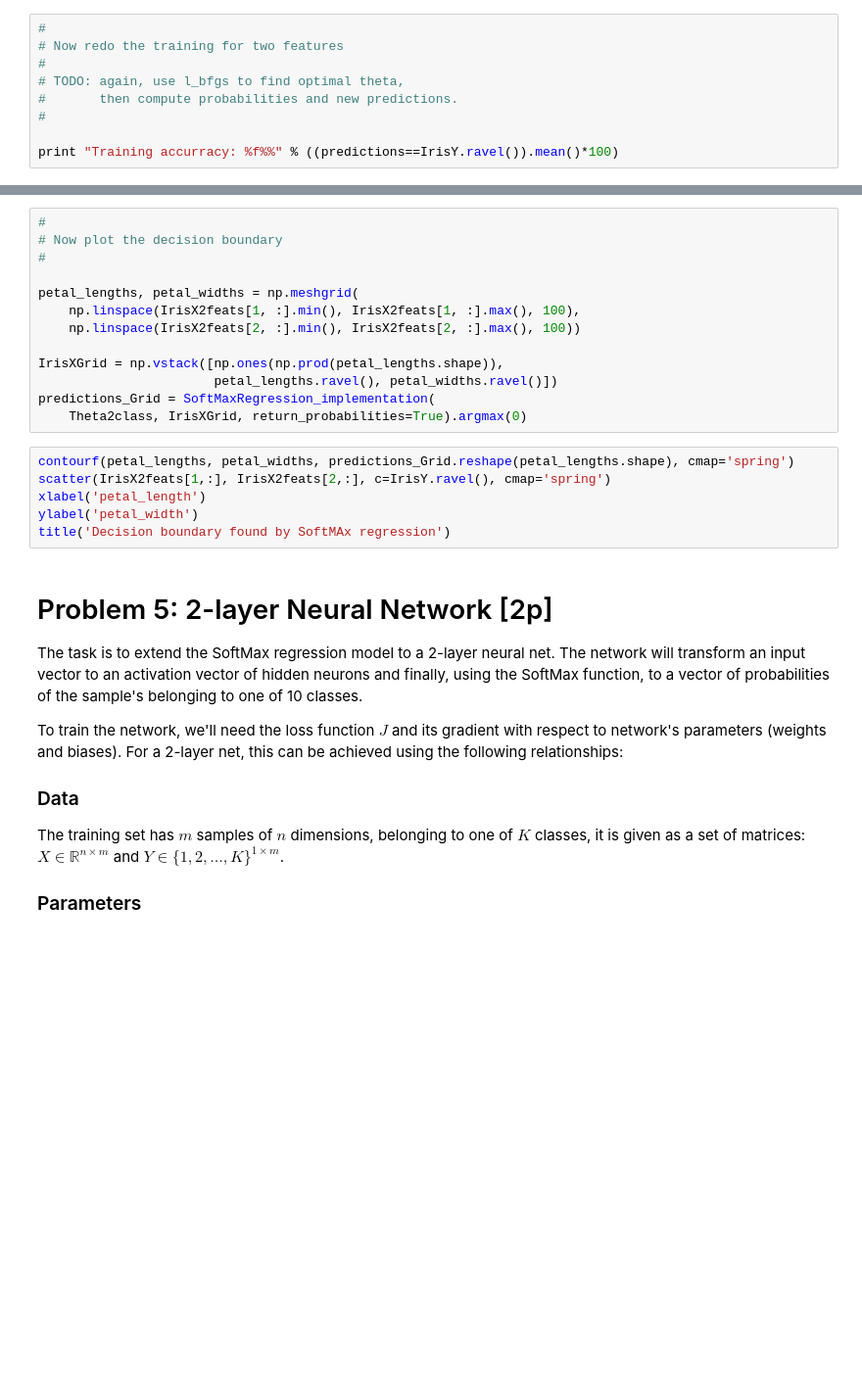
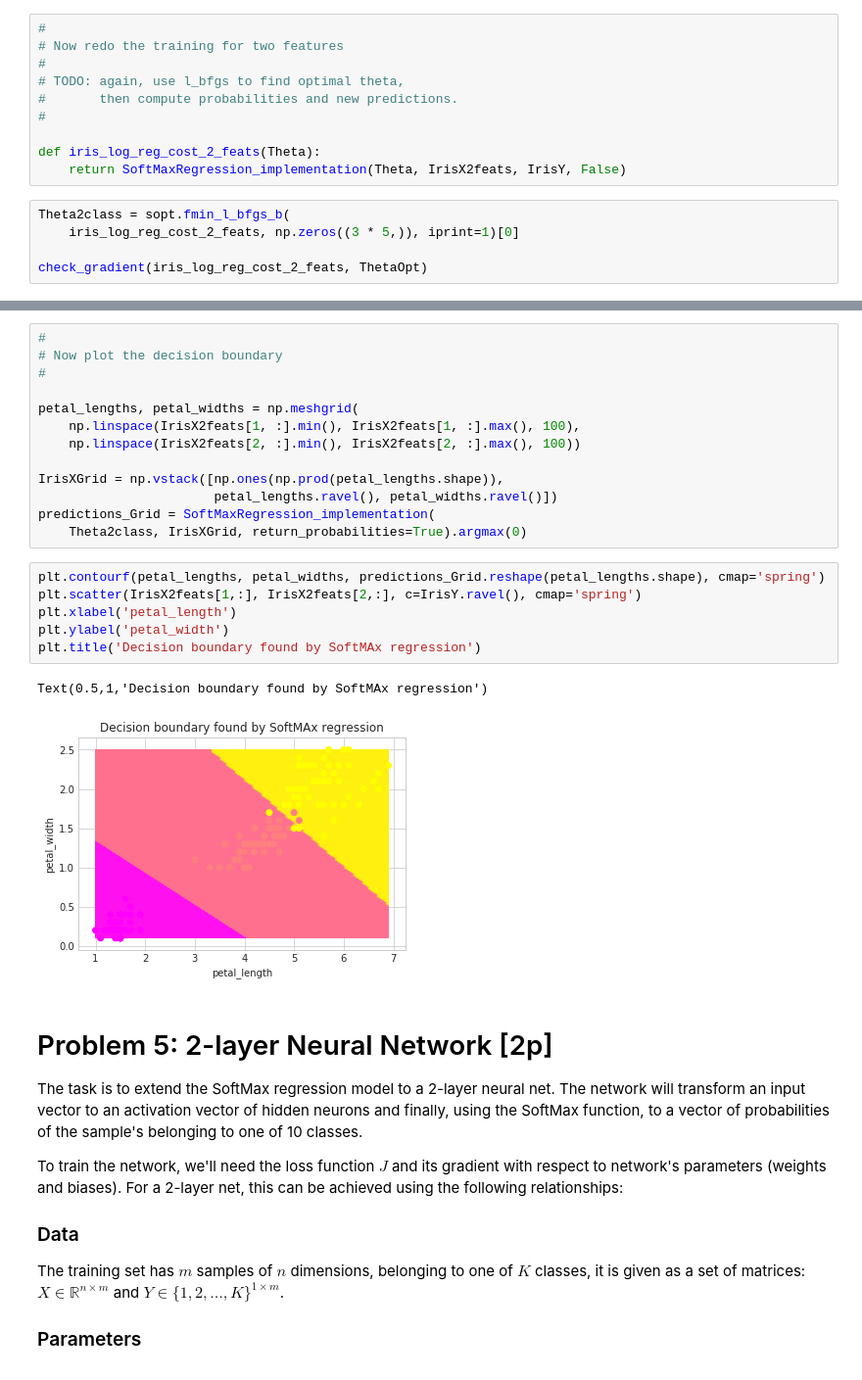
Before and after one commit to aczeszejko-sochacki/nn_assignments, a Jupyter notebook: assignment3/Assignment3.ipynb, the cells around one changed output, grey strips where cells are left out. Shown at 98% size. Drawn from its saved outputs; the diff is of its cells as text; blank space fills up the shorter version.

```diff
--- a/assignment3/Assignment3.ipynb
+++ b/assignment3/Assignment3.ipynb
@@ -630,4 +674,10 @@ print "Training accurracy: %f%%" % ((predictions == IrisY.ravel()).mean() * 100)
 #       then compute probabilities and new predictions.
 #
 
-print "Training accurracy: %f%%" % ((predictions==IrisY.ravel()).mean()*100)
+def iris_log_reg_cost_2_feats(Theta):
+    return SoftMaxRegression_implementation(Theta, IrisX2feats, IrisY, False)
+# %%
+Theta2class = sopt.fmin_l_bfgs_b(
+    iris_log_reg_cost_2_feats, np.zeros((3 * 5,)), iprint=1)[0]
+
+check_gradient(iris_log_reg_cost_2_feats, ThetaOpt)
@@ -645,11 +705,14 @@ IrisXGrid = np.vstack([np.ones(np.prod(petal_lengths.shape)),
 predictions_Grid = SoftMaxRegression_implementation(
     Theta2class, IrisXGrid, return_probabilities=True).argmax(0)
 # %%
-contourf(petal_lengths, petal_widths, predictions_Grid.reshape(petal_lengths.shape), cmap='spring')
-scatter(IrisX2feats[1,:], IrisX2feats[2,:], c=IrisY.ravel(), cmap='spring')
-xlabel('petal_length')
-ylabel('petal_width')
-title('Decision boundary found by SoftMAx regression')
+plt.contourf(petal_lengths, petal_widths, predictions_Grid.reshape(petal_lengths.shape), cmap='spring')
+plt.scatter(IrisX2feats[1,:], IrisX2feats[2,:], c=IrisY.ravel(), cmap='spring')
+plt.xlabel('petal_length')
+plt.ylabel('petal_width')
+plt.title('Decision boundary found by SoftMAx regression')
+# %% [output]
+Text(0.5,1,'Decision boundary found by SoftMAx regression')
+[figure, added]
 # %% [markdown]
 # Problem 5: 2-layer Neural Network [2p]
 
```
Also changed, not shown: parts of 13 cells of this notebook, 1 other file.
